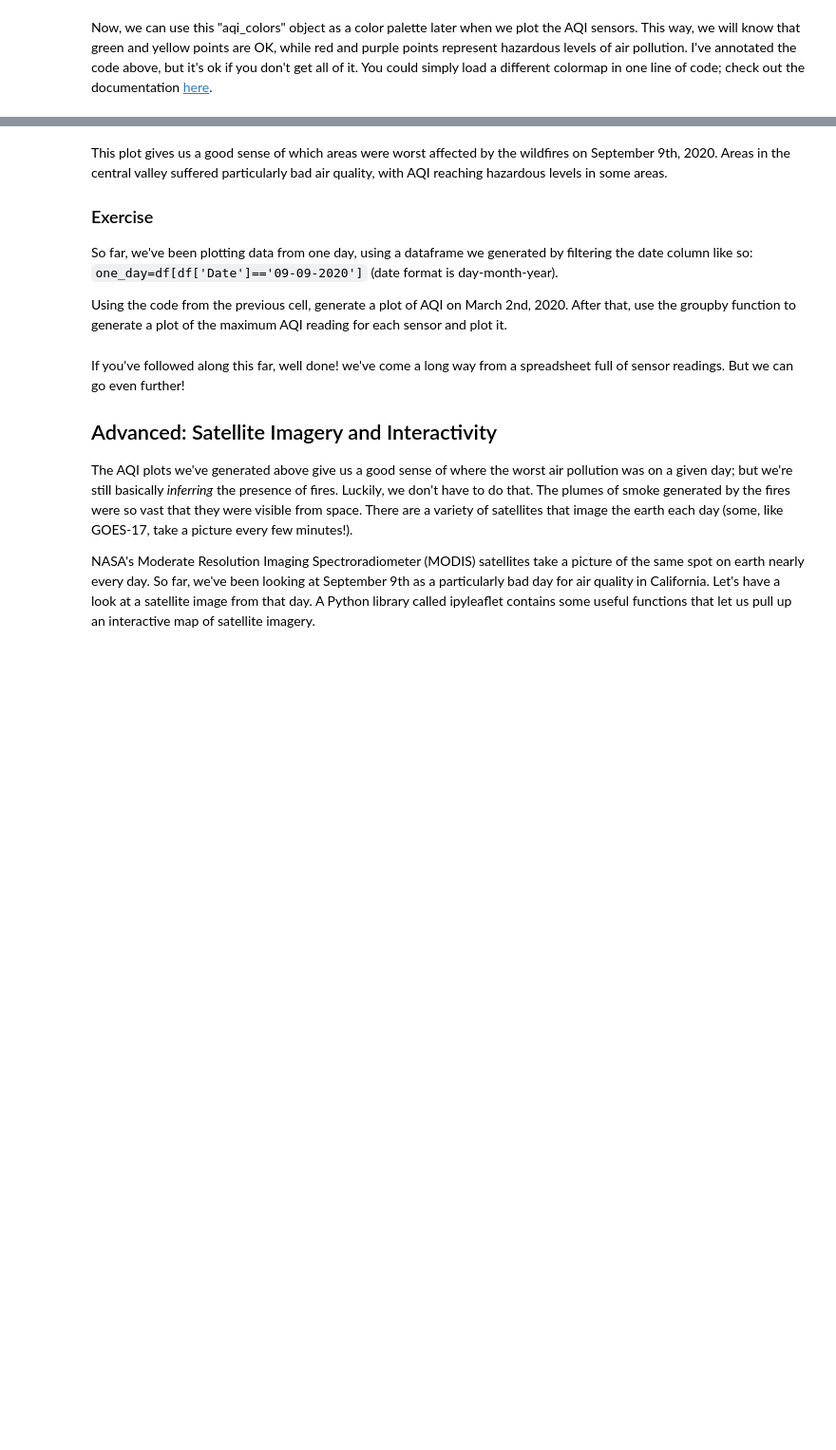
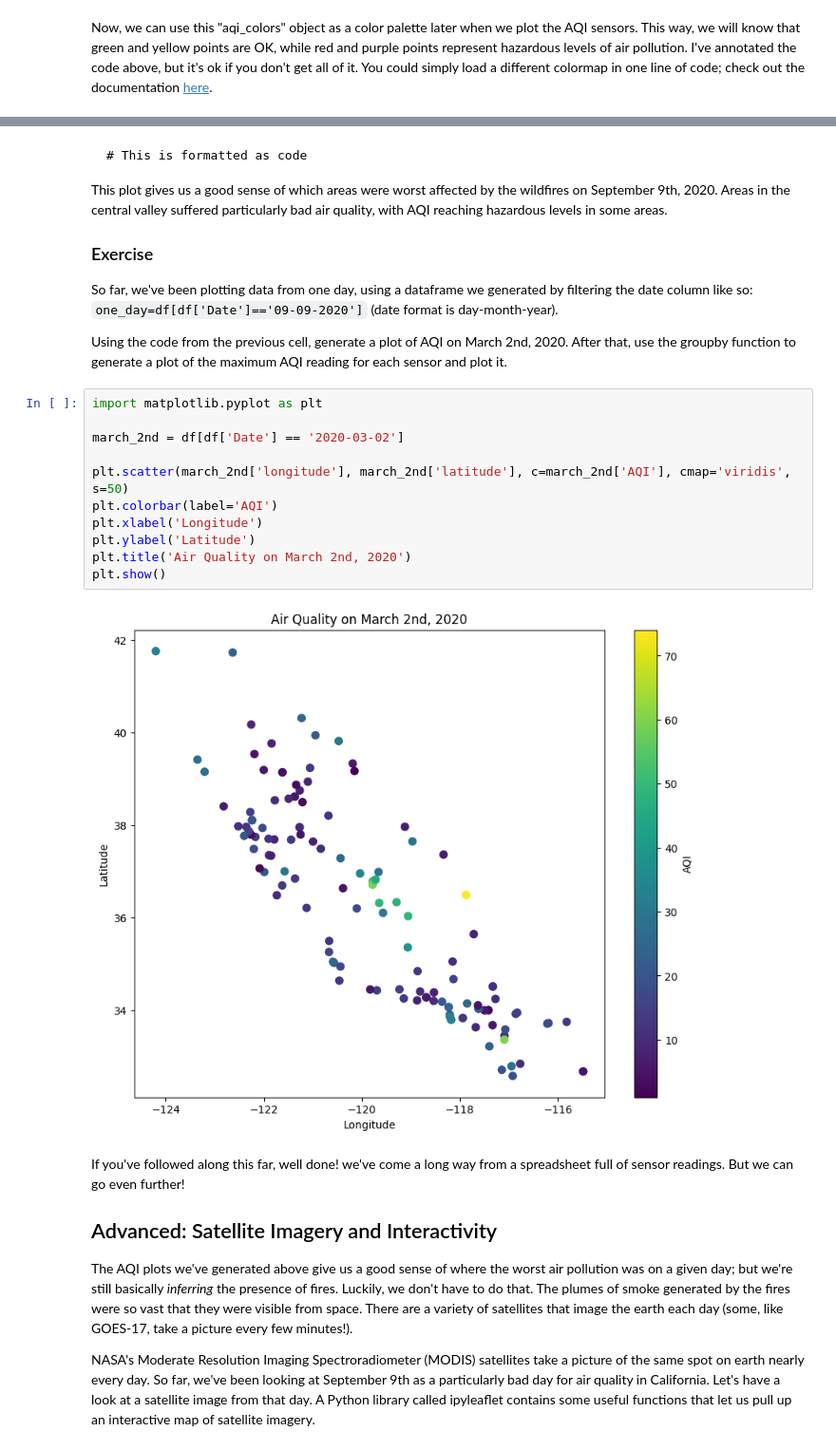
Before and after one commit to LYK0608/My-QM2, a Jupyter notebook: notebooks/W03. Spatial Data.ipynb, the cells around one changed output, grey strips where cells are left out. Shown at 95% size. Drawn from its saved outputs; the diff is of its cells as text; blank space fills up the shorter version.

````diff
--- a/notebooks/W03. Spatial Data.ipynb
+++ b/notebooks/W03. Spatial Data.ipynb
@@ -357,4 +441,9 @@ plt.colorbar(label='Air Quality Index');
 # %% [markdown]
+
+```
+# This is formatted as code
+```
+
 This plot gives us a good sense of which areas were worst affected by the wildfires on September 9th, 2020. Areas in the central valley suffered particularly bad air quality, with AQI reaching hazardous levels in some areas.
 
 ### Exercise
@@ -362,6 +451,19 @@ This plot gives us a good sense of which areas were worst affected by the wildfi
 So far, we've been plotting data from one day, using a dataframe we generated by filtering the date column like so: `one_day=df[df['Date']=='09-09-2020']` (date format is day-month-year).
 
 Using the code from the previous cell, generate a plot of AQI on March 2nd, 2020. After that, use the groupby function to generate a plot of the maximum AQI reading for each sensor and plot it.
+# %%
+import matplotlib.pyplot as plt
+
+march_2nd = df[df['Date'] == '2020-03-02']
+
+plt.scatter(march_2nd['longitude'], march_2nd['latitude'], c=march_2nd['AQI'], cmap='viridis', s=50)
+plt.colorbar(label='AQI')
+plt.xlabel('Longitude')
+plt.ylabel('Latitude')
+plt.title('Air Quality on March 2nd, 2020')
+plt.show()
+# %% [output]
+[figure, added]
 # %% [markdown]
 If you've followed along this far, well done! we've come a long way from a spreadsheet full of sensor readings. But we can go even further!
 
````
Also changed, not shown: parts of 14 cells of this notebook.
